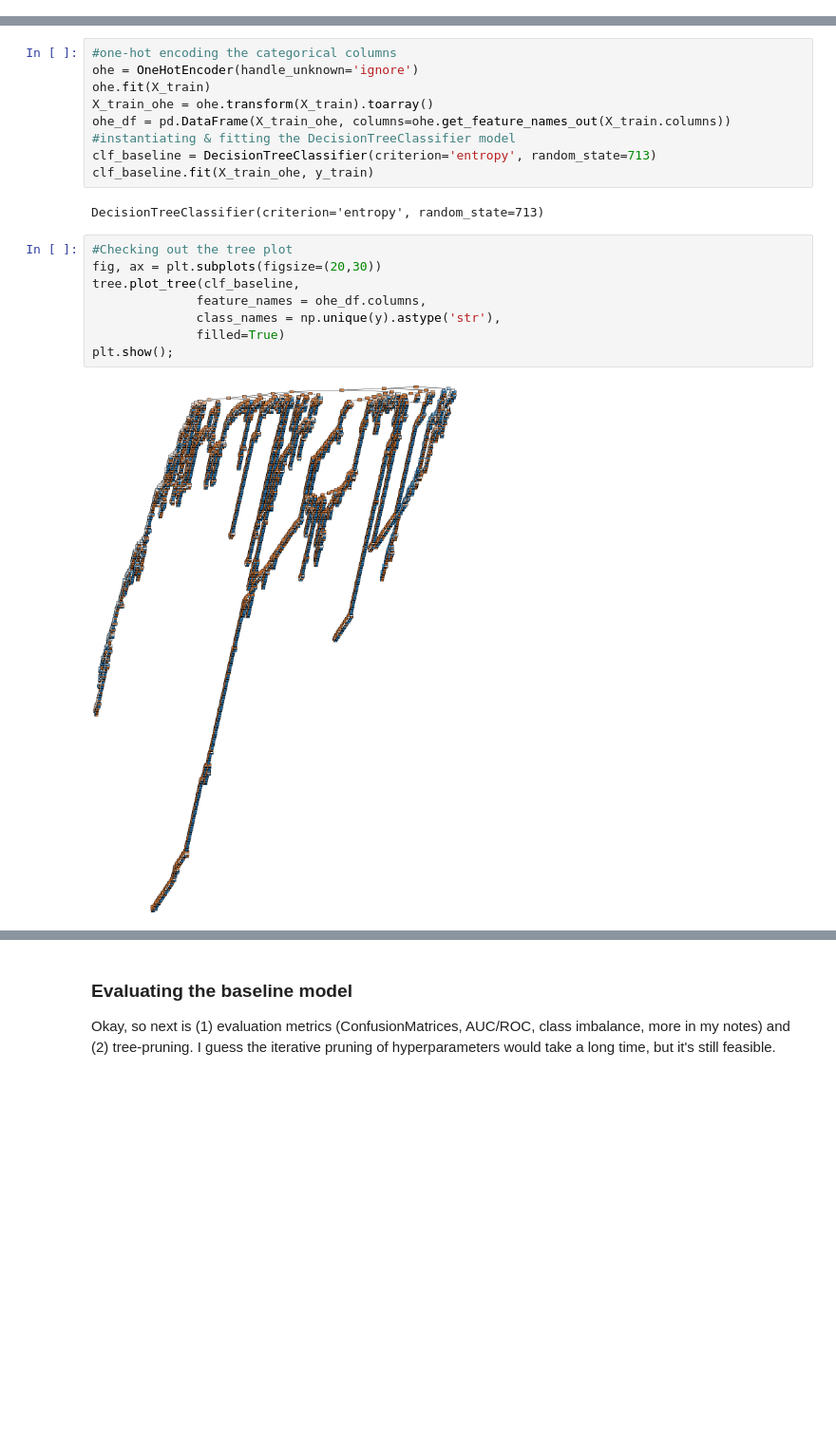
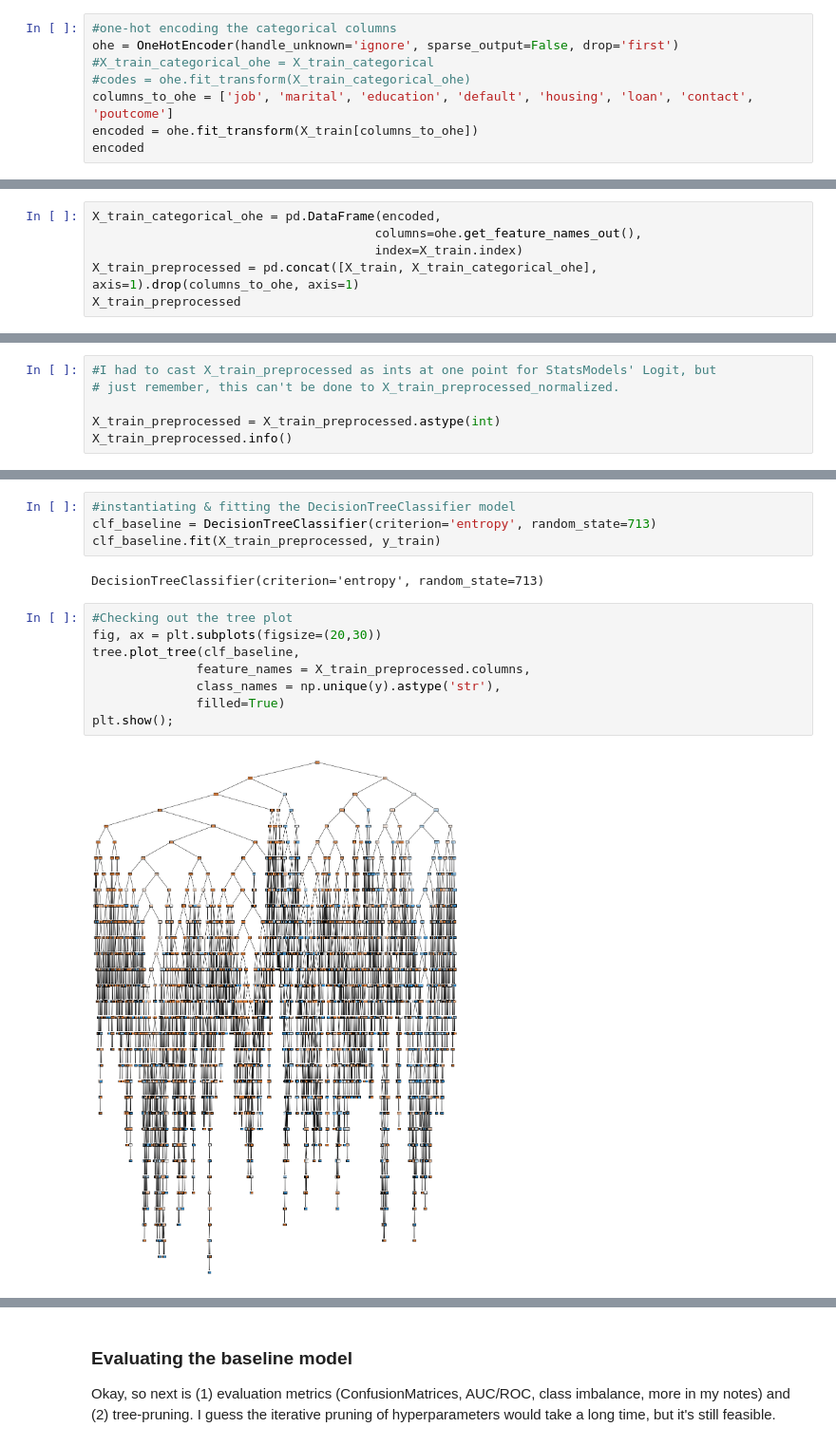
Before and after one commit to joeldmott/bank_marketing_classification_project, a Jupyter notebook: project_notebook.ipynb, the cells around one changed output, grey strips where cells are left out. Shown at 95% size. Saved outputs shown, nothing was run; the diff lists cells and outputs as text; blank space fills up the shorter version.

```diff
--- a/project_notebook.ipynb
+++ b/project_notebook.ipynb
@@ -284,0 +310,8 @@ I know decision trees are all about how you set them up, pruning, and hyperparam
+# %%
+#one-hot encoding the categorical columns
+ohe = OneHotEncoder(handle_unknown='ignore', sparse_output=False, drop='first')
+#X_train_categorical_ohe = X_train_categorical
+#codes = ohe.fit_transform(X_train_categorical_ohe)
+columns_to_ohe = ['job', 'marital', 'education', 'default', 'housing', 'loan', 'contact', 'poutcome']
+encoded = ohe.fit_transform(X_train[columns_to_ohe])
+encoded
@@ -284,0 +326,6 @@ I know decision trees are all about how you set them up, pruning, and hyperparam
+# %%
+X_train_categorical_ohe = pd.DataFrame(encoded,
+                                      columns=ohe.get_feature_names_out(),
+                                      index=X_train.index)
+X_train_preprocessed = pd.concat([X_train, X_train_categorical_ohe], axis=1).drop(columns_to_ohe, axis=1)
+X_train_preprocessed
@@ -284,0 +390,6 @@ I know decision trees are all about how you set them up, pruning, and hyperparam
+# %%
+#I had to cast X_train_preprocessed as ints at one point for StatsModels' Logit, but
+# just remember, this can't be done to X_train_preprocessed_normalized.
+
+X_train_preprocessed = X_train_preprocessed.astype(int)
+X_train_preprocessed.info()
@@ -288,26 +686,21 @@ from sklearn.preprocessing import OneHotEncoder
 from sklearn import tree
 from sklearn.tree import DecisionTreeClassifier
 # %%
-#one-hot encoding the categorical columns
-ohe = OneHotEncoder(handle_unknown='ignore')
-ohe.fit(X_train)
-X_train_ohe = ohe.transform(X_train).toarray()
-ohe_df = pd.DataFrame(X_train_ohe, columns=ohe.get_feature_names_out(X_train.columns))
 #instantiating & fitting the DecisionTreeClassifier model
 clf_baseline = DecisionTreeClassifier(criterion='entropy', random_state=713)
-clf_baseline.fit(X_train_ohe, y_train)
+clf_baseline.fit(X_train_preprocessed, y_train)
 # %% [output]
 DecisionTreeClassifier(criterion='entropy', random_state=713)
 # %%
 #Checking out the tree plot
 fig, ax = plt.subplots(figsize=(20,30))
 tree.plot_tree(clf_baseline,
-              feature_names = ohe_df.columns,
+              feature_names = X_train_preprocessed.columns,
               class_names = np.unique(y).astype('str'),
               filled=True)
 plt.show();
 # %% [output]
-[figure, old version]
+[figure, new version]
 # %%
 #Wow, what a monstrosity. We'll definitely need to prune this tree.
 
```
Also changed, not shown: parts of 128 cells of this notebook.
